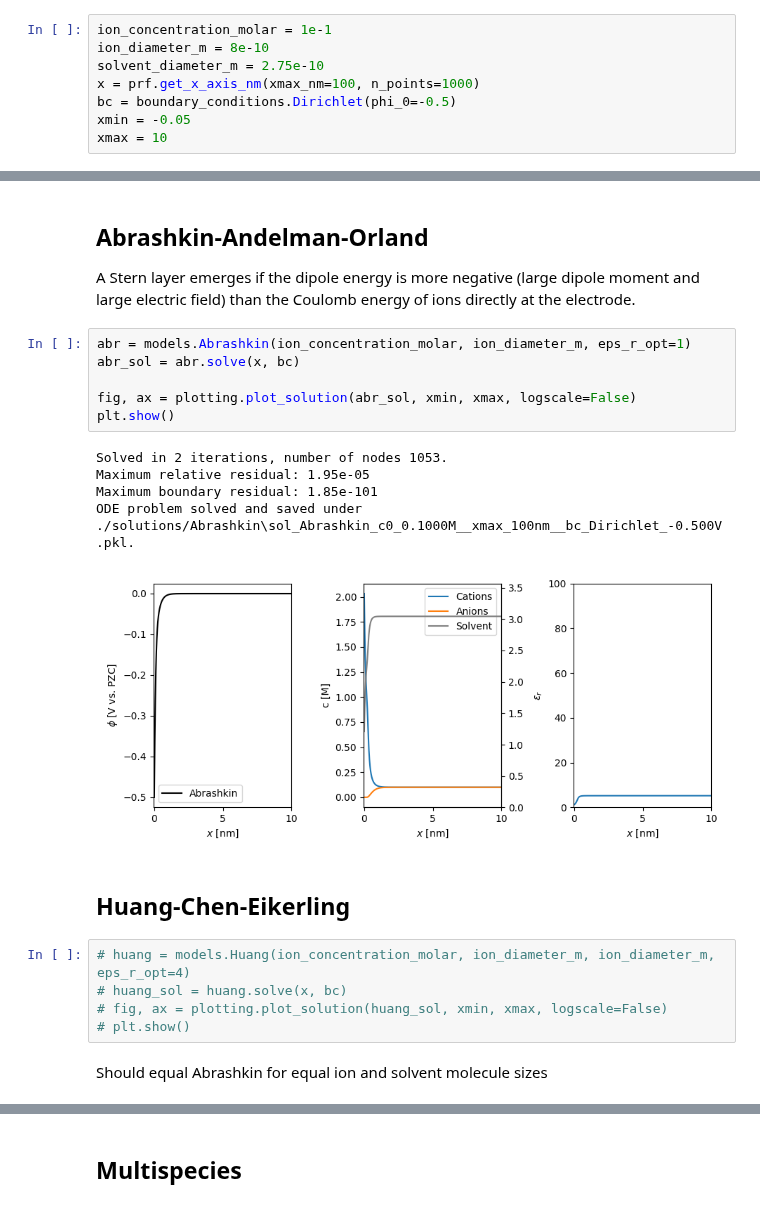
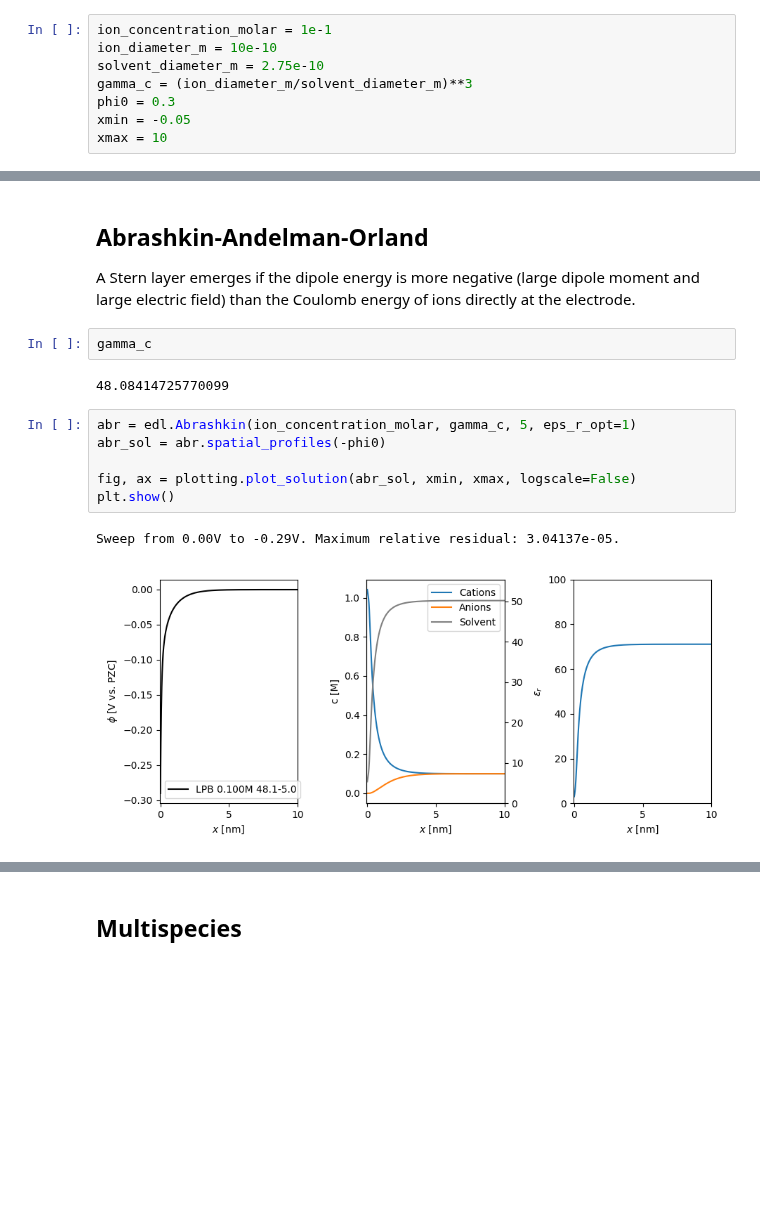
Before and after one commit to lucasdekam/frumkin, a Jupyter notebook: spatial-profiles.ipynb, the cells around one changed output, grey strips where cells are left out. Saved outputs shown, nothing was run; the diff lists cells and outputs as text; blank space fills up the shorter version.

Commit message:
clean up & implement spatial profiles

```diff
--- a/spatial-profiles.ipynb
+++ b/spatial-profiles.ipynb
@@ -9,10 +7,10 @@ import plotting
 %matplotlib widget
 # %%
 ion_concentration_molar = 1e-1
-ion_diameter_m = 8e-10
+ion_diameter_m = 10e-10
 solvent_diameter_m = 2.75e-10
-x = prf.get_x_axis_nm(xmax_nm=100, n_points=1000)
-bc = boundary_conditions.Dirichlet(phi_0=-0.5)
+gamma_c = (ion_diameter_m/solvent_diameter_m)**3
+phi0 = 0.3
 xmin = -0.05
 xmax = 10
 # %% [markdown]
@@ -48,24 +40,16 @@ ODE problem solved and saved under ./solutions/Borukhov\sol_Borukhov_c0_0.1000M_
 # %% [markdown]
 ## Abrashkin-Andelman-Orland
 A Stern layer emerges if the dipole energy is more negative (large dipole moment and large electric field) than the Coulomb energy of ions directly at the electrode.
+# %%
+gamma_c
+# %% [output]
+48.08414725770099
 # %%
-abr = models.Abrashkin(ion_concentration_molar, ion_diameter_m, eps_r_opt=1)
-abr_sol = abr.solve(x, bc)
+abr = edl.Abrashkin(ion_concentration_molar, gamma_c, 5, eps_r_opt=1)
+abr_sol = abr.spatial_profiles(-phi0)
 
 fig, ax = plotting.plot_solution(abr_sol, xmin, xmax, logscale=False)
 plt.show()
 # %% [output]
-Solved in 2 iterations, number of nodes 1053.
-Maximum relative residual: 1.95e-05
-Maximum boundary residual: 1.85e-101
-ODE problem solved and saved under ./solutions/Abrashkin\sol_Abrashkin_c0_0.1000M__xmax_100nm__bc_Dirichlet_-0.500V.pkl.
+Sweep from 0.00V to -0.29V. Maximum relative residual: 3.04137e-05.
-[figure, old version]
+[figure, new version]
-# %% [markdown]
-## Huang-Chen-Eikerling
-# %%
-# huang = models.Huang(ion_concentration_molar, ion_diameter_m, ion_diameter_m, eps_r_opt=4)
-# huang_sol = huang.solve(x, bc)
-# fig, ax = plotting.plot_solution(huang_sol, xmin, xmax, logscale=False)
-# plt.show()
-# %% [markdown]
-Should equal Abrashkin for equal ion and solvent molecule sizes
```
Also changed, not shown: parts of 8 cells of this notebook, 10 other files.
